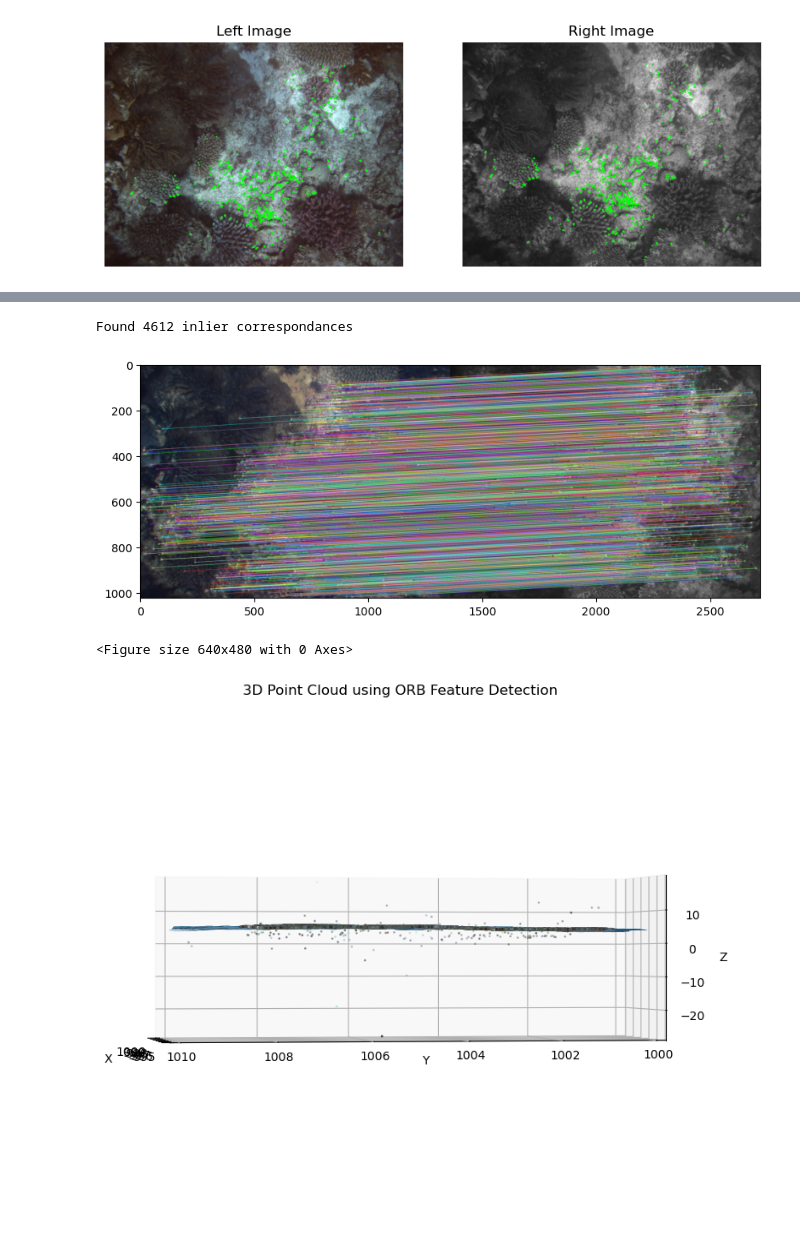
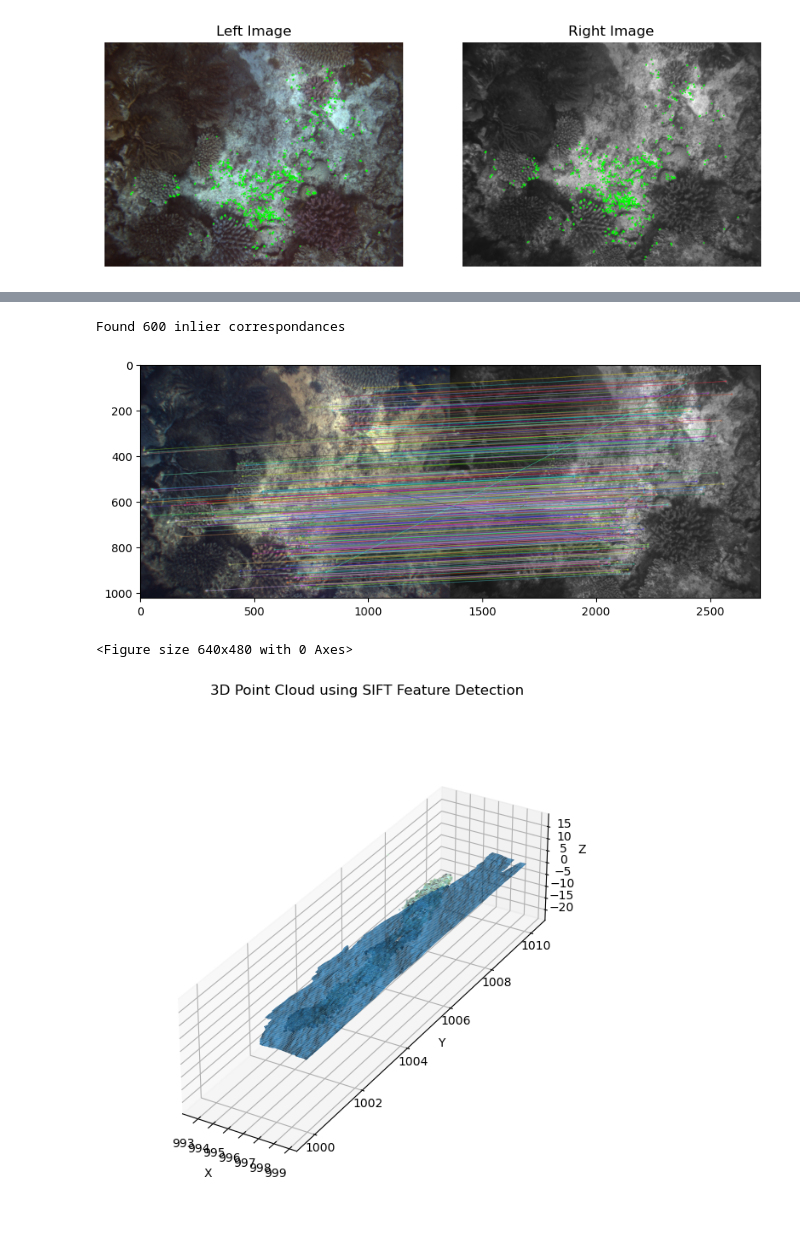
Before and after one commit to AmelineA2003/AMME5710, a Jupyter notebook: Assignments/A2/Question_1/Q1_A2.ipynb, the cells around one changed output, grey strips where cells are left out. Drawn from its saved outputs; the diff is of its cells as text; code cells hidden in the pictures.

```diff
--- a/Assignments/A2/Question_1/Q1_A2.ipynb
+++ b/Assignments/A2/Question_1/Q1_A2.ipynb
@@ -13,9 +13,9 @@ images_right_dir = 'assignment2_stereodata/images_right'
 # %%
 # Function for feature inlier feature detection
 
-def SIFT_feature_match(im_left, im_right):
+def SIFT_feature_match(im_left, im_right, num_features):
 
-    sift = cv2.SIFT_create()
+    sift = cv2.SIFT_create(nfeatures=num_features)
 
     # Extract features
     kp1, des1 = sift.detectAndCompute(im_left, None)
@@ -31,7 +31,7 @@ def SIFT_feature_match(im_left, im_right):
 
 
     # Find inliers
-    F, mask = cv2.findFundamentalMat(pts1,pts2,cv2.FM_RANSAC)
+    F, mask = cv2.findFundamentalMat(pts1,pts2,cv2.FM_RANSAC, ransacReprojThreshold=1.0)
 
     # retain only points which were inliers (specified by "mask")
     pts1_inliers = pts1[mask[:,0]==1]
@@ -232,7 +232,9 @@ Found 832 inlier correspondances
 im_left = left_imgs[20]
 im_right = right_imgs[20]
 
-sift = cv2.SIFT_create()
+num_features = 1000
+
+sift = cv2.SIFT_create(nfeatures=num_features)
 
 # Extract features
 kp1, des1 = sift.detectAndCompute(im_left, None)
@@ -309,8 +311,8 @@ plt.figure(figsize=(10, 7))
 plt.imshow(imgmatch)
 plt.show()
 # %% [output]
-Found 4612 inlier correspondances
+Found 600 inlier correspondances
-[figure, old version]
+[figure, new version]
 # %%
 # Run feature detector on all stereo image pairs
 
@@ -329,7 +331,7 @@ Found 4612 inlier correspondances
 # all_right_points = np.array(np.vstack(all_right_points))
 # all_left_points = np.array(np.vstack(all_left_points))
 # %%
-############################################ GENERATE 3D MAP USING ORB FEATURE DETECTION #################################################
+############################################ GENERATE 3D MAP USING SIFT FEATURE DETECTION #################################################
 
 pixel_colours = []
 world_points = []
@@ -346,9 +348,9 @@ for i in range(len(left_imgs)):
     im_left = cv2.cvtColor(im_left, cv2.COLOR_BGR2RGB)
     im_right = cv2.cvtColor(im_right, cv2.COLOR_BGR2RGB)
 
-    left_points, right_points = SIFT_feature_match(im_left, im_right)
+    left_points, right_points = SIFT_feature_match(im_left, im_right, num_features)
 
-
+    # Triangulation
     for point in left_points:
         x, y = point
 
@@ -369,39 +371,46 @@ for i in range(len(left_imgs)):
 
     # Transform into world coordinates
     R_wc = R_camera[:, :, i]
     t_wc = t_camera[:, i]
 
     R_cw = R_wc.T
     t_cw = -R_cw @ t_wc.reshape(3, 1)
 
     points_world = (R_cw @ points_3D + t_cw).T
     world_points.append(points_world)
 
 pixel_colours = np.array(np.vstack(pixel_colours))
 world_points = np.array(np.vstack(world_points))
 
 
 # Generating 3D terrain map
 fig = plt.figure()
 fig = plt.figure(figsize=(12, 8))
 ax = fig.add_subplot(111, projection='3d')
 
 X, Y = np.meshgrid(terrain_data['X'], terrain_data['Y'])
 surf = ax.plot_surface(X, Y, -terrain_data['height_grid'], rstride=5, cstride=5)
 ax.scatter(world_points[:, 0], world_points[:, 1], world_points[:, 2], s=1, c=pixel_colours/255.0)
 ax.set_xlabel("X")
 ax.set_ylabel("Y")
 ax.set_zlabel("Z")
-ax.set_box_aspect([1, 3, 1])
-ax.view_init(elev=0, azim=170)
-ax.set_xlim([995, 1000])
-ax.set_ylim([1000, 1010])
+ax.set_box_aspect([1, 4, 1])
+# ax.view_init(elev=0, azim=170)
+# ax.set_xlim([995, 1000])
+# ax.set_ylim([1000, 1010])
 # ax.set_zlim([-5, 6])
-ax.set_title("3D Point Cloud using ORB Feature Detection")
+ax.set_title("3D Point Cloud using SIFT Feature Detection")
 plt.show()
+
+# fig = plt.figure()
+# ax = fig.add_subplot(111, projection='3d')
+# ax.set_box_aspect([1, 2, 1])
+
+
+# ax.set_title("Reference Terrain Model")
 # %% [output]
 <Figure size 640x480 with 0 Axes>
-[figure, old version]
+[figure, new version]
 # %%
 ############################################ GENERATE 3D MAP USING ORB FEATURE DETECTION #################################################
 
```
Also changed, not shown: parts of 6 cells of this notebook.
